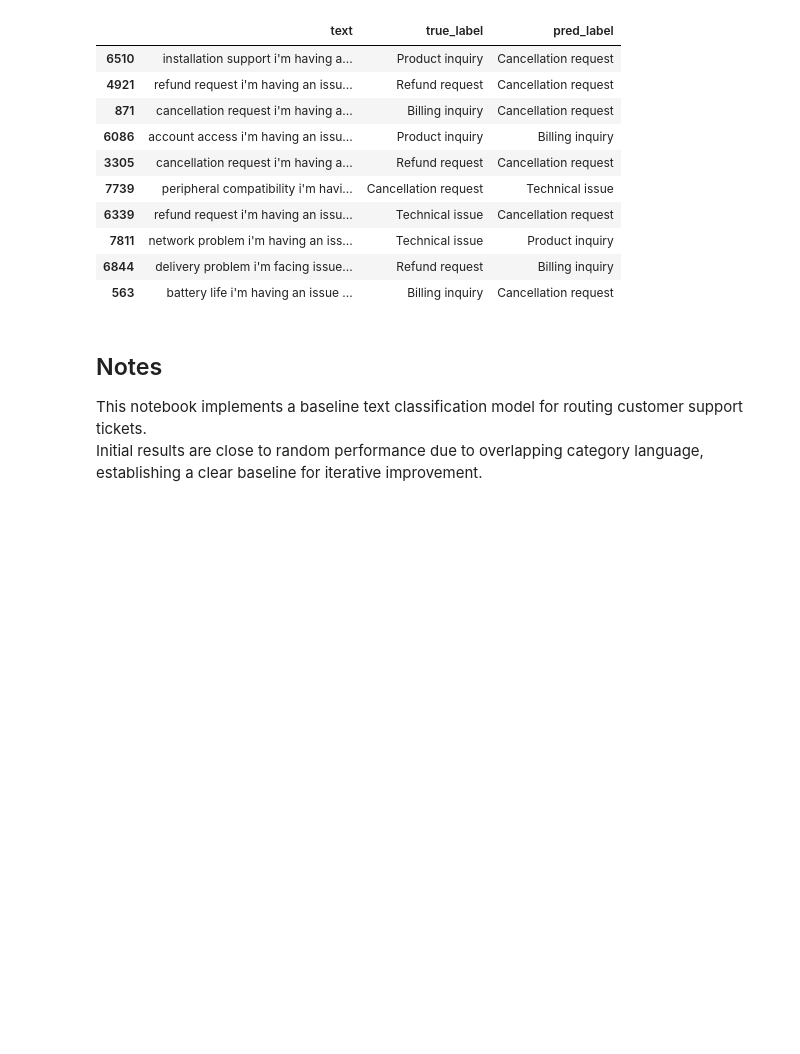
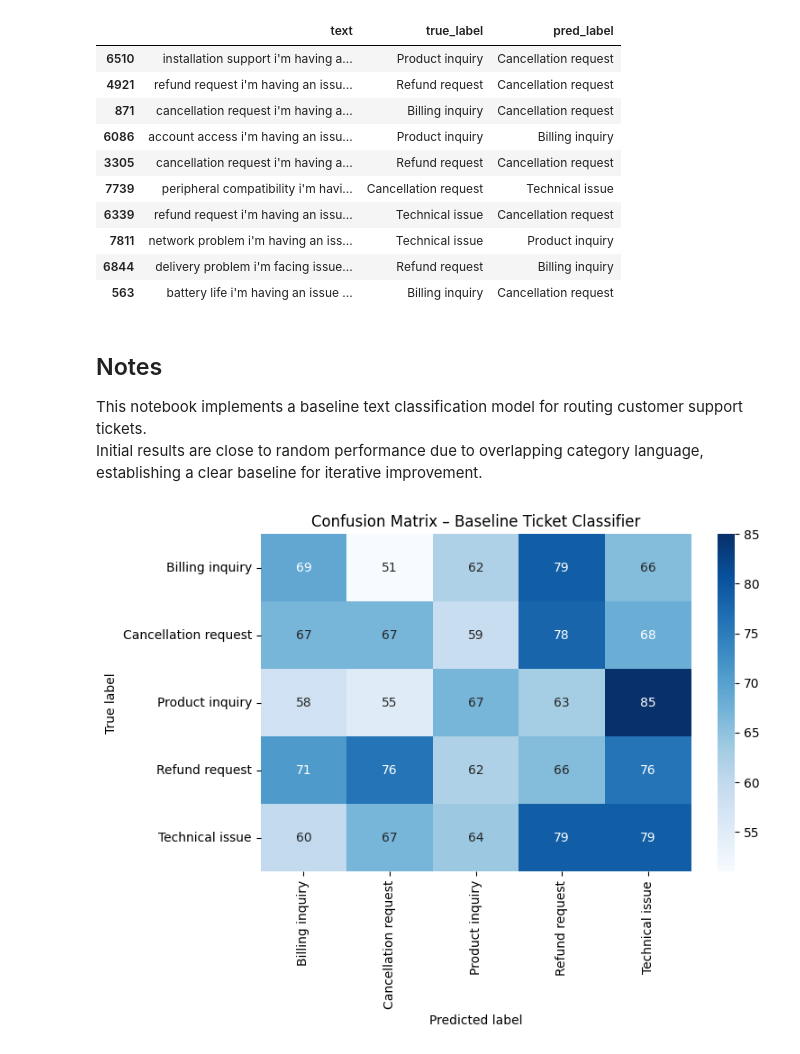
Before and after one commit to Grace-Ogunsanwo/customer-support-ticket-routing, a Jupyter notebook: notebooks/01_eda_and_text_preprocessing.ipynb, the cells around one changed output. Saved outputs shown, nothing was run; the diff lists cells and outputs as text; code cells hidden in the pictures; blank space fills up the shorter version.

Commit message:
Add confusion matrix and baseline error analysis
Visualise misclassifications and document baseline model limitations.

```diff
--- a/notebooks/01_eda_and_text_preprocessing.ipynb
+++ b/notebooks/01_eda_and_text_preprocessing.ipynb
@@ -278,3 +278,26 @@ pred_df[pred_df["true_label"] != pred_df["pred_label"]].head(10)
 
 This notebook implements a baseline text classification model for routing customer support tickets.
 Initial results are close to random performance due to overlapping category language, establishing a clear baseline for iterative improvement.
+# %%
+from sklearn.metrics import confusion_matrix
+import matplotlib.pyplot as plt
+import seaborn as sns
+
+cm = confusion_matrix(y_test, y_pred, labels=model.classes_)
+
+plt.figure(figsize=(8, 6))
+sns.heatmap(
+    cm,
+    annot=True,
+    fmt="d",
+    cmap="Blues",
+    xticklabels=model.classes_,
+    yticklabels=model.classes_
+)
+plt.xlabel("Predicted label")
+plt.ylabel("True label")
+plt.title("Confusion Matrix – Baseline Ticket Classifier")
+plt.tight_layout()
+plt.show()
+# %% [output]
+[figure, added]
```
Also changed, not shown: parts of 1 cell of this notebook.
